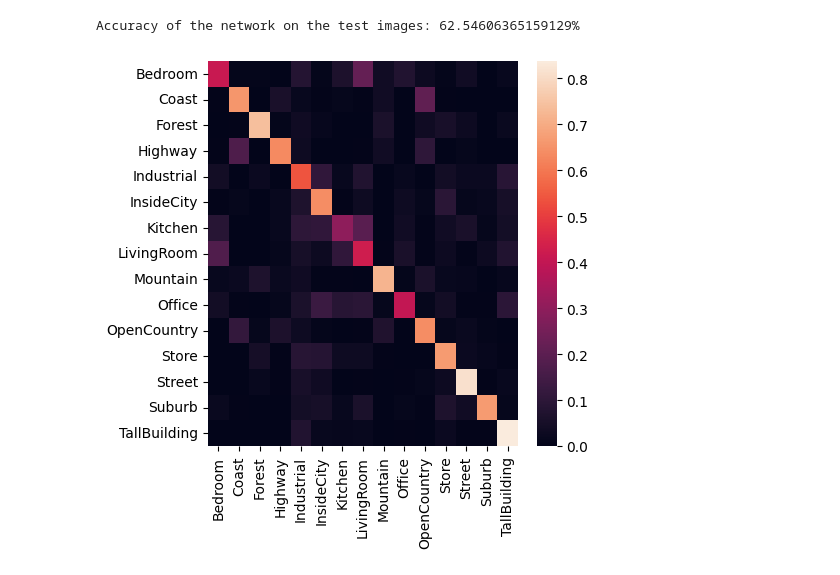
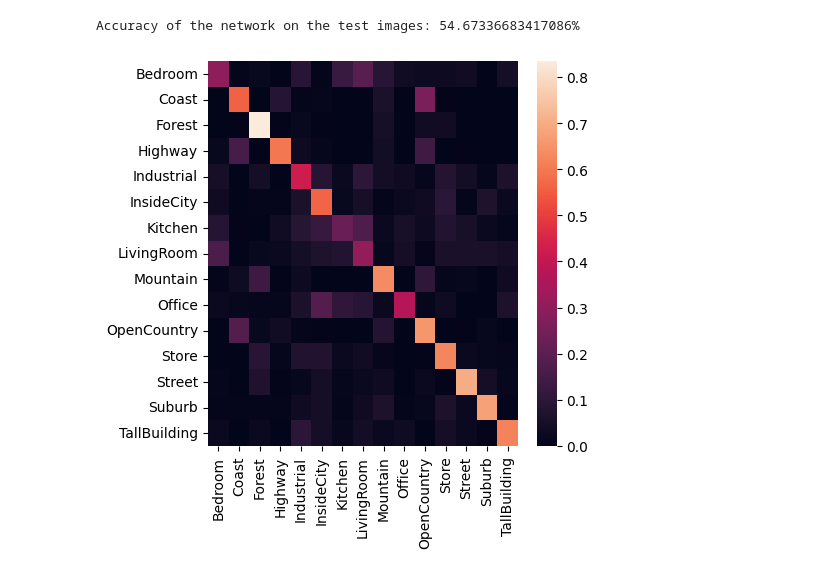
Before and after one commit to AlessandroCesaTs/Computer_Vision_Project_Cesa, a Jupyter notebook: project_part_2.ipynb, the cells around one changed output. Saved outputs shown, nothing was run; the diff lists cells and outputs as text; code cells hidden in the pictures.

```diff
--- a/project_part_2.ipynb
+++ b/project_part_2.ipynb
@@ -89,7 +101,7 @@ Time: 196.33808422088623
 # %%
-test_model(EnsembleModel(),model_path,test_loader,test,device)
+test_model(CNN2(),model_path,test_loader,test,device)
 # %% [output]
-Accuracy of the network on the test images: 62.54606365159129%
+Accuracy of the network on the test images: 54.67336683417086%
-[figure, old version]
+[figure, new version]
 # %%
 !rm model*
```
Also changed, not shown: parts of 4 cells of this notebook, 4 other files.
